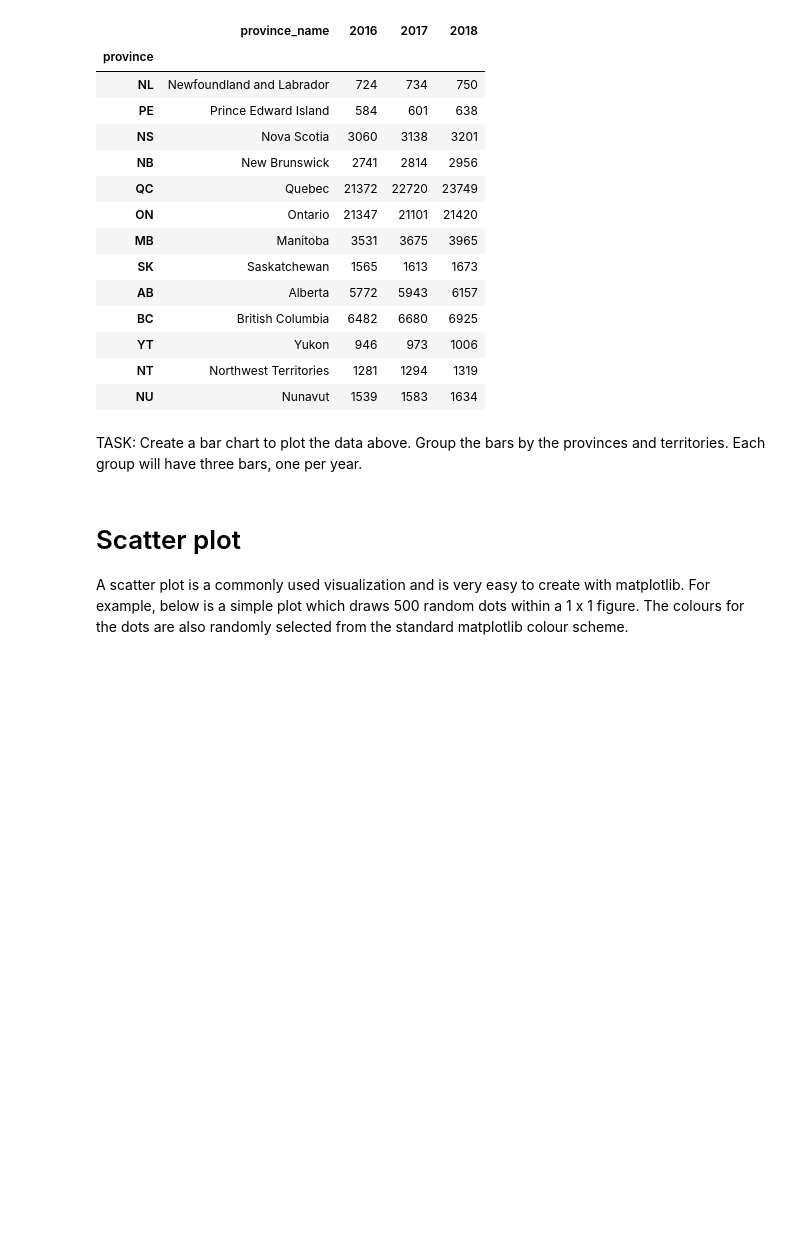
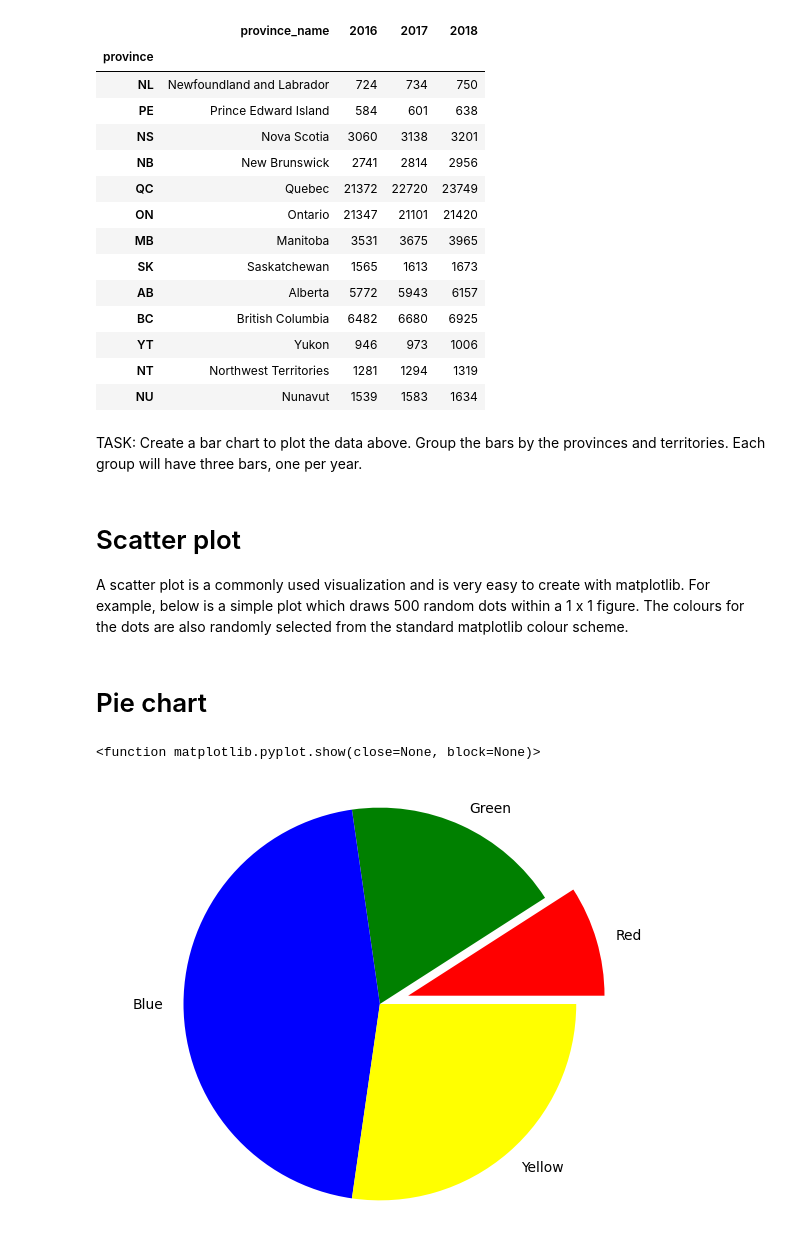
Before and after one commit to IgaMeddie/Descr_stat_-_viz, a Jupyter notebook: learnt 06-02.ipynb, the cells around one changed output. Drawn from its saved outputs; the diff is of its cells as text; code cells hidden in the pictures; blank space fills up the shorter version.

Commit message:
Draw a pie chart using plt.pie( )

```diff
--- a/learnt 06-02.ipynb
+++ b/learnt 06-02.ipynb
@@ -507,3 +507,23 @@ plt.xlim(-1, 1)
 plt.ylim(-1, 1)
 
 plt.show()
+# %% [markdown]
+# Pie chart
+# %%
+N = 5 # number of sections on the chart
+data = [1, 2, 5, 3]
+
+plt.axes([0, 0, 0.9, 0.9])
+# plt.axes(aspect=1) #Qn: What is aspect ratio?
+
+# explode specifies the fraction of the radius with which to offset each wedge
+plt.pie(data, explode=(0.15, 0, 0, 0),
+        labels=("Red", "Green", "Blue", "Yellow"),
+        colors=["red", "green", "blue", "yellow"])
+
+plt.axis('equal')
+
+plt.show()
+# %% [output]
+<function matplotlib.pyplot.show(close=None, block=None)>
+[figure, added]
```
